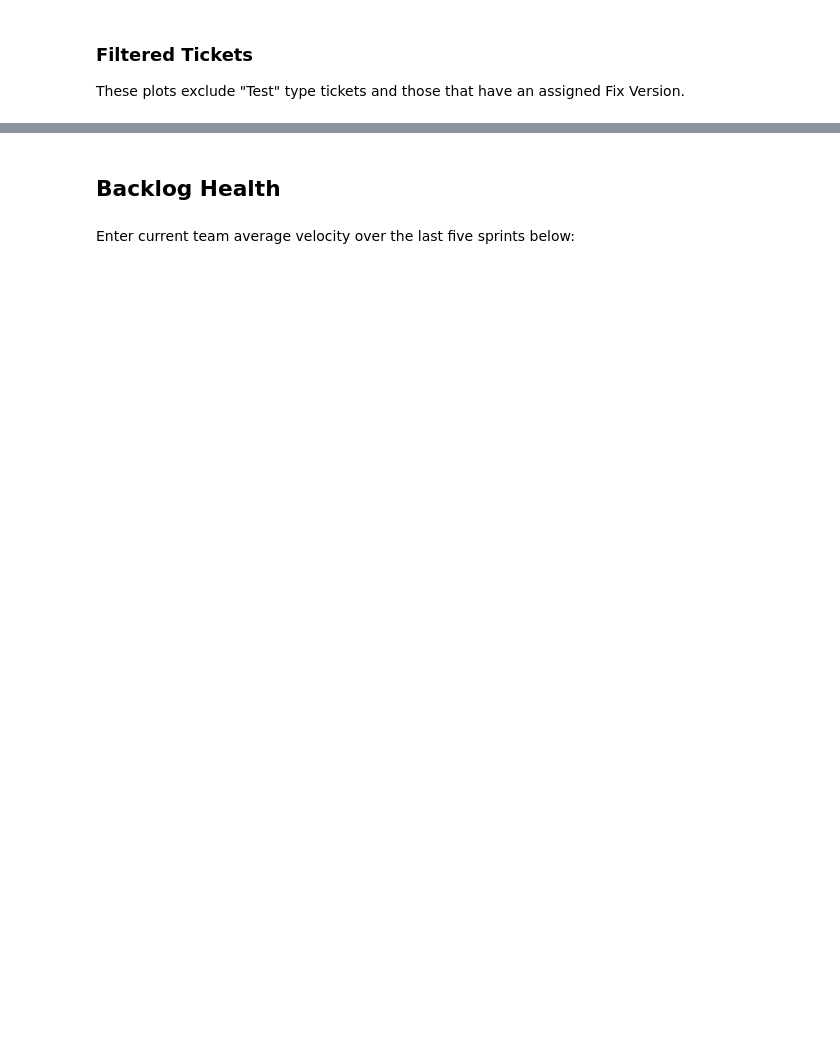
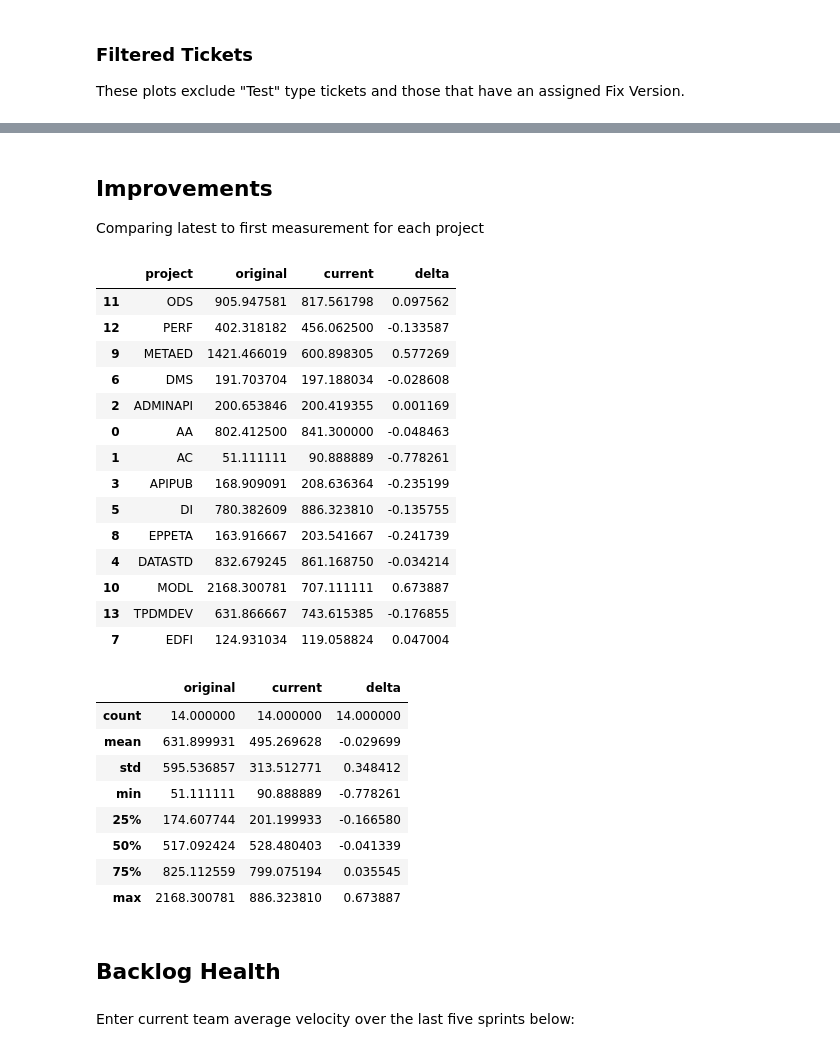
Before and after one commit to stephenfuqua/DevSecOps, a Jupyter notebook: metrics/Ticket Metrics.ipynb, the cells around one changed output, grey strips where cells are left out. Saved outputs shown, nothing was run; the diff lists cells and outputs as text; code cells hidden in the pictures; blank space fills up the shorter version.

```diff
--- a/metrics/Ticket Metrics.ipynb
+++ b/metrics/Ticket Metrics.ipynb
@@ -53,3 +71,39 @@ generate_ticket_age_plots("./data/ticket-age-filtered", projects)
+# %% [markdown]
+## Improvements
+
+Comparing latest to first measurement for each project
+# %%
+base_dir = "./data/ticket-age-filtered"
+from edfi_tech_metrics.improvements import calculate_improvements
+
+delta_df = calculate_improvements(base_dir, projects)
+display(delta_df)
+delta_df.describe()
+# %% [output]
+|  | project | original | current | delta |
+| 11 | ODS | 905.947581 | 817.561798 | 0.097562 |
+| 12 | PERF | 402.318182 | 456.062500 | -0.133587 |
+| 9 | METAED | 1421.466019 | 600.898305 | 0.577269 |
+| 6 | DMS | 191.703704 | 197.188034 | -0.028608 |
+| 2 | ADMINAPI | 200.653846 | 200.419355 | 0.001169 |
+| 0 | AA | 802.412500 | 841.300000 | -0.048463 |
+| 1 | AC | 51.111111 | 90.888889 | -0.778261 |
+| 3 | APIPUB | 168.909091 | 208.636364 | -0.235199 |
+| 5 | DI | 780.382609 | 886.323810 | -0.135755 |
+| 8 | EPPETA | 163.916667 | 203.541667 | -0.241739 |
+| 4 | DATASTD | 832.679245 | 861.168750 | -0.034214 |
+| 10 | MODL | 2168.300781 | 707.111111 | 0.673887 |
+| 13 | TPDMDEV | 631.866667 | 743.615385 | -0.176855 |
+| 7 | EDFI | 124.931034 | 119.058824 | 0.047004 |
+|  | original | current | delta |
+| count | 14.000000 | 14.000000 | 14.000000 |
+| mean | 631.899931 | 495.269628 | -0.029699 |
+| std | 595.536857 | 313.512771 | 0.348412 |
+| min | 51.111111 | 90.888889 | -0.778261 |
+| 25% | 174.607744 | 201.199933 | -0.166580 |
+| 50% | 517.092424 | 528.480403 | -0.041339 |
+| 75% | 825.112559 | 799.075194 | 0.035545 |
+| max | 2168.300781 | 886.323810 | 0.673887 |
 # %% [markdown]
 ## Backlog Health
 # %% [markdown]
```
Also changed, not shown: parts of 6 cells of this notebook, 9 other files.
